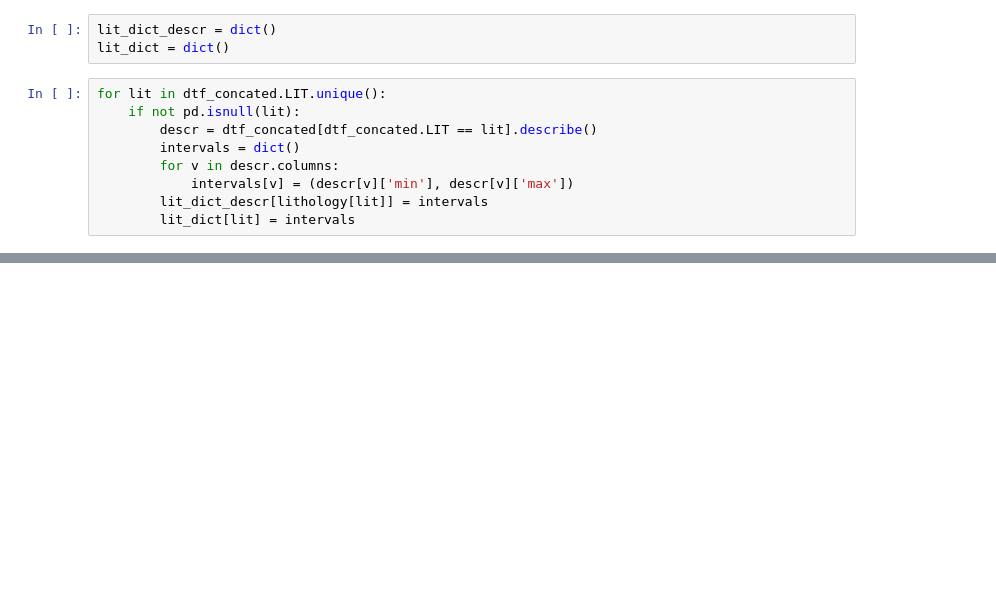
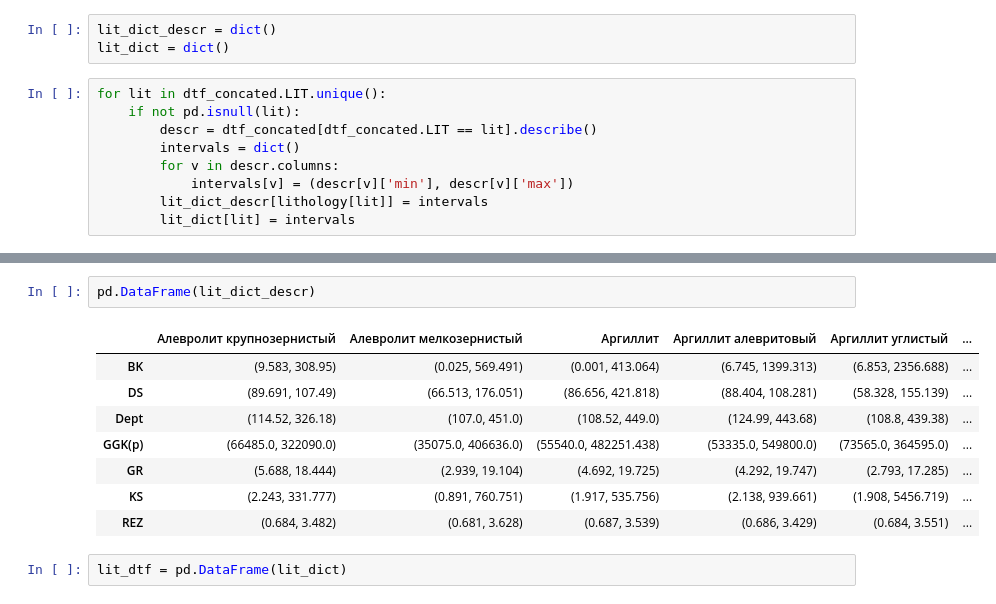
Before and after one commit to churnikov/carrot, a Jupyter notebook: nikita/digdes_data_analysis.ipynb, the cells around one changed output, grey strips where cells are left out. Drawn from its saved outputs; the diff is of its cells as text; blank space fills up the shorter version.

```diff
--- a/nikita/digdes_data_analysis.ipynb
+++ b/nikita/digdes_data_analysis.ipynb
@@ -426,0 +408,13 @@ for lit in dtf_concated.LIT.unique():
+# %%
+pd.DataFrame(lit_dict_descr)
+# %% [output]
+|  | Алевролит крупнозернистый | Алевролит мелкозернистый | Аргиллит | Аргиллит алевритовый | Аргиллит углистый | ... |
+| BK | (9.583, 308.95) | (0.025, 569.491) | (0.001, 413.064) | (6.745, 1399.313) | (6.853, 2356.688) | ... |
+| DS | (89.691, 107.49) | (66.513, 176.051) | (86.656, 421.818) | (88.404, 108.281) | (58.328, 155.139) | ... |
+| Dept | (114.52, 326.18) | (107.0, 451.0) | (108.52, 449.0) | (124.99, 443.68) | (108.8, 439.38) | ... |
+| GGK(p) | (66485.0, 322090.0) | (35075.0, 406636.0) | (55540.0, 482251.438) | (53335.0, 549800.0) | (73565.0, 364595.0) | ... |
+| GR | (5.688, 18.444) | (2.939, 19.104) | (4.692, 19.725) | (4.292, 19.747) | (2.793, 17.285) | ... |
+| KS | (2.243, 331.777) | (0.891, 760.751) | (1.917, 535.756) | (2.138, 939.661) | (1.908, 5456.719) | ... |
+| REZ | (0.684, 3.482) | (0.681, 3.628) | (0.687, 3.539) | (0.686, 3.429) | (0.684, 3.551) | ... |
+# %%
+lit_dtf = pd.DataFrame(lit_dict)
```
Also changed, not shown: parts of 4 cells of this notebook.
